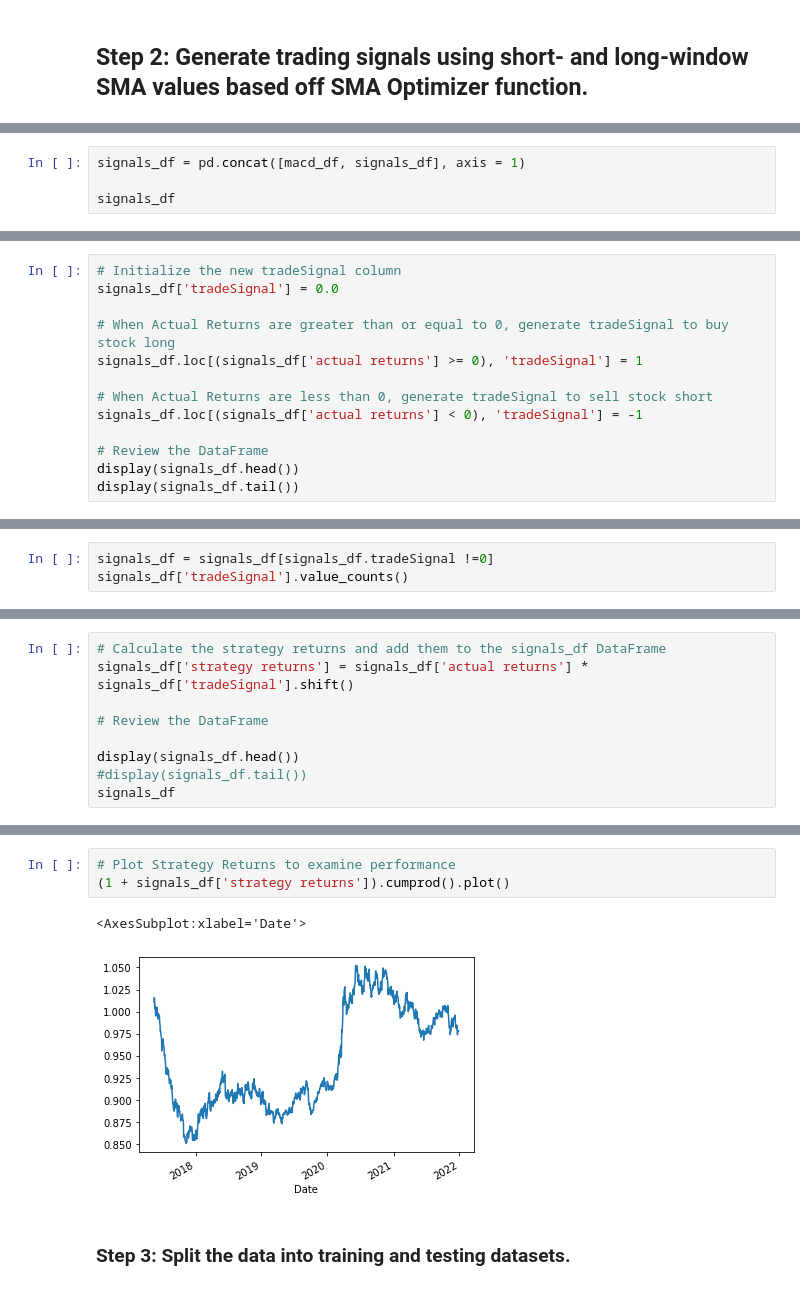
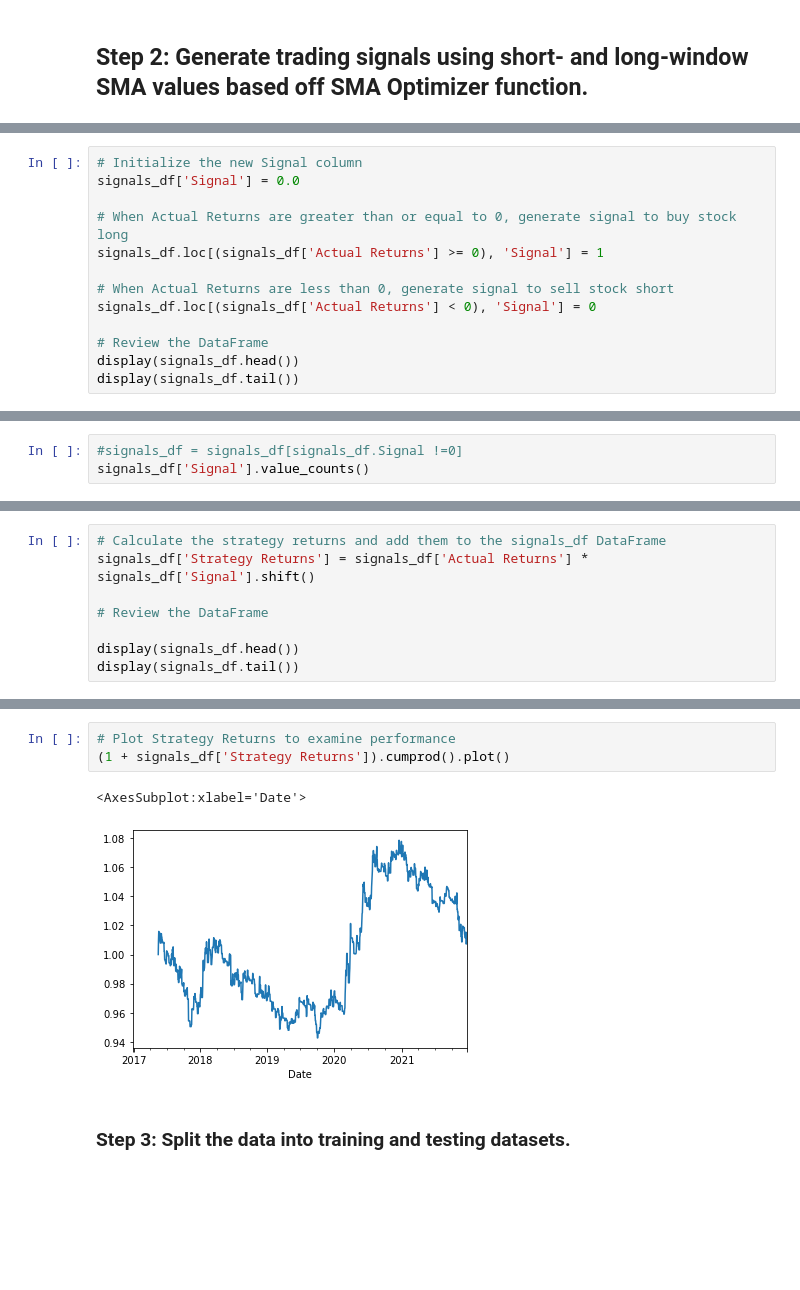
Before and after one commit to tembolo1284/Project_2_Bootcamp, a Jupyter notebook: TradingBot_OptimizedSMAs.ipynb, the cells around one changed output, grey strips where cells are left out. Saved outputs shown, nothing was run; the diff lists cells and outputs as text; blank space fills up the shorter version.

Commit message:
added new file that works with sma, macd, and bbands. also added gme notebook for coding before we start the ML

```diff
--- a/TradingBot_OptimizedSMAs.ipynb
+++ b/TradingBot_OptimizedSMAs.ipynb
@@ -257,4 +270,0 @@ display(len(macd_df))
-# %%
-signals_df = pd.concat([macd_df, signals_df], axis = 1)
-
-signals_df
@@ -276,12 +271,12 @@ signals_df
 # %%
-# Initialize the new tradeSignal column
-signals_df['tradeSignal'] = 0.0
+# Initialize the new Signal column
+signals_df['Signal'] = 0.0
 
-# When Actual Returns are greater than or equal to 0, generate tradeSignal to buy stock long
-signals_df.loc[(signals_df['actual returns'] >= 0), 'tradeSignal'] = 1
+# When Actual Returns are greater than or equal to 0, generate signal to buy stock long
+signals_df.loc[(signals_df['Actual Returns'] >= 0), 'Signal'] = 1
 
-# When Actual Returns are less than 0, generate tradeSignal to sell stock short
-signals_df.loc[(signals_df['actual returns'] < 0), 'tradeSignal'] = -1
+# When Actual Returns are less than 0, generate signal to sell stock short
+signals_df.loc[(signals_df['Actual Returns'] < 0), 'Signal'] = 0
 
 # Review the DataFrame
 display(signals_df.head())
@@ -314,5 +312,5 @@ tradeSignal       1205
 dtype: int64
 # %%
-signals_df = signals_df[signals_df.tradeSignal !=0]
-signals_df['tradeSignal'].value_counts()
+#signals_df = signals_df[signals_df.Signal !=0]
+signals_df['Signal'].value_counts()
 # %% [output]
@@ -340,10 +337,9 @@ signals_df.drop_duplicates()
 # %%
 # Calculate the strategy returns and add them to the signals_df DataFrame
-signals_df['strategy returns'] = signals_df['actual returns'] * signals_df['tradeSignal'].shift()
+signals_df['Strategy Returns'] = signals_df['Actual Returns'] * signals_df['Signal'].shift()
 
 # Review the DataFrame
 
 display(signals_df.head())
-#display(signals_df.tail())
-signals_df
+display(signals_df.tail())
 # %% [output]
@@ -393,9 +377,9 @@ signals_df
 # %%
 # Plot Strategy Returns to examine performance
-(1 + signals_df['strategy returns']).cumprod().plot()
+(1 + signals_df['Strategy Returns']).cumprod().plot()
 # %% [output]
 <AxesSubplot:xlabel='Date'>
-[figure, old version]
+[figure, new version]
 # %% [markdown]
 ### Step 3: Split the data into training and testing datasets.
 # %%
```
Also changed, not shown: parts of 42 cells of this notebook, 2 other files.
